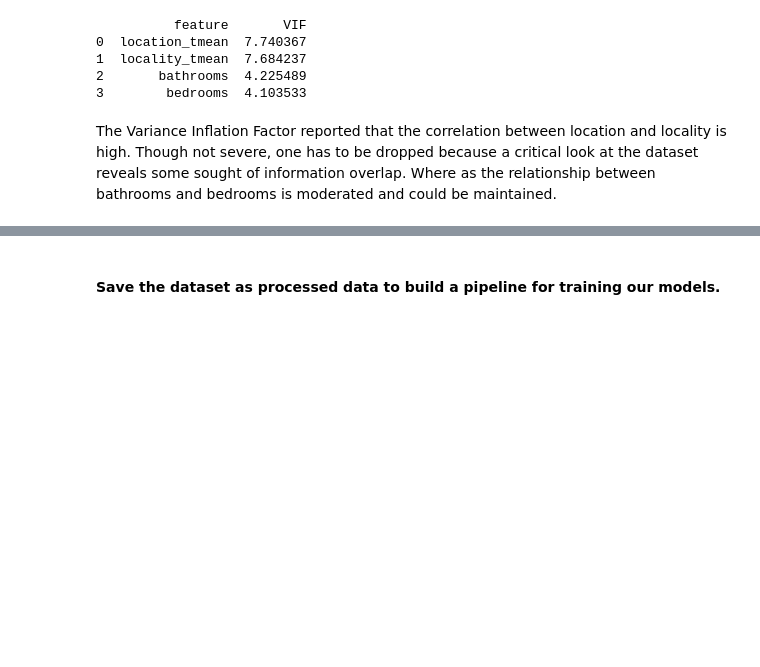
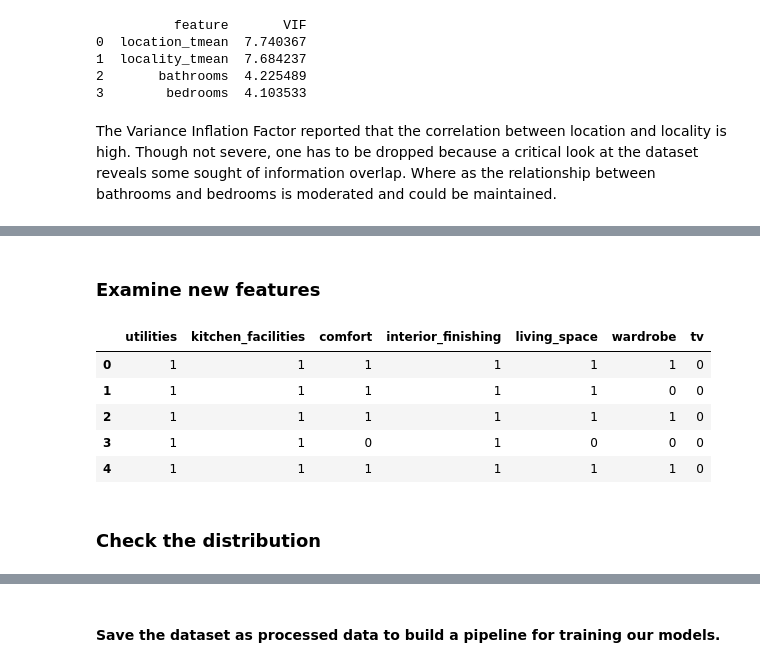
Before and after one commit to sharifatumoro/ghana-house-rent-prediction, a Jupyter notebook: notebooks/preprocessing .ipynb, the cells around one changed output, grey strips where cells are left out. Saved outputs shown, nothing was run; the diff lists cells and outputs as text; code cells hidden in the pictures; blank space fills up the shorter version.

```diff
--- a/notebooks/preprocessing .ipynb
+++ b/notebooks/preprocessing .ipynb
@@ -364,0 +414,23 @@ df.drop('parking_space', axis=1, inplace = True)
+# %% [markdown]
+### Examine new features
+# %%
+amenity_features = [
+    "utilities",
+    "kitchen_facilities",
+    "comfort",
+    "interior_finishing",
+    "living_space",
+    "wardrobe",
+    "tv"
+]
+
+df[amenity_features].head()
+# %% [output]
+|  | utilities | kitchen_facilities | comfort | interior_finishing | living_space | wardrobe | tv |
+| 0 | 1 | 1 | 1 | 1 | 1 | 1 | 0 |
+| 1 | 1 | 1 | 1 | 1 | 1 | 0 | 0 |
+| 2 | 1 | 1 | 1 | 1 | 1 | 1 | 0 |
+| 3 | 1 | 1 | 0 | 1 | 0 | 0 | 0 |
+| 4 | 1 | 1 | 1 | 1 | 1 | 1 | 0 |
+# %% [markdown]
+### Check the distribution
```
Also changed, not shown: parts of 25 cells of this notebook, 7 other files.
